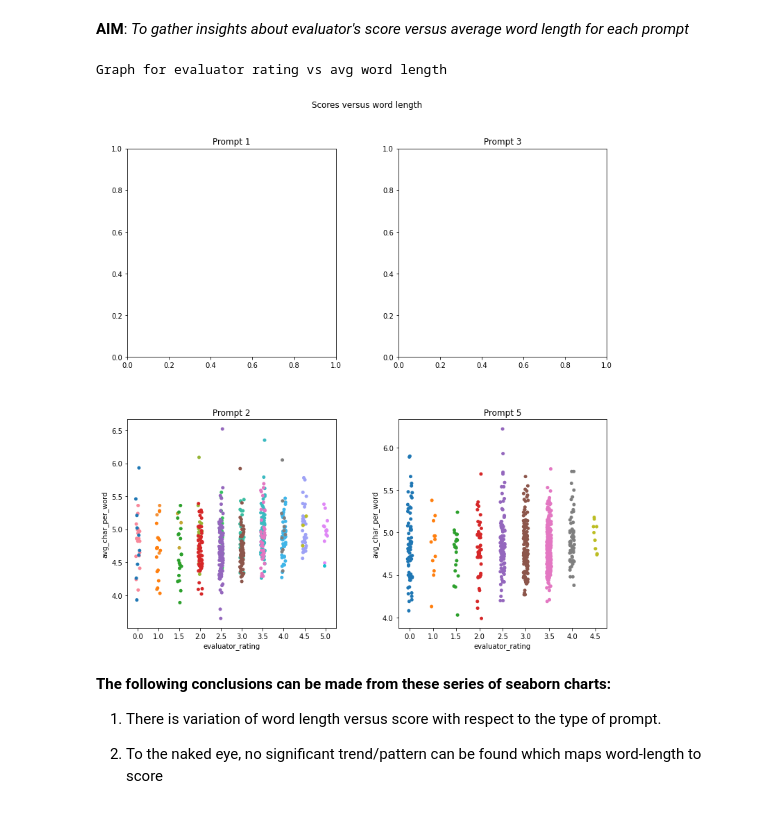
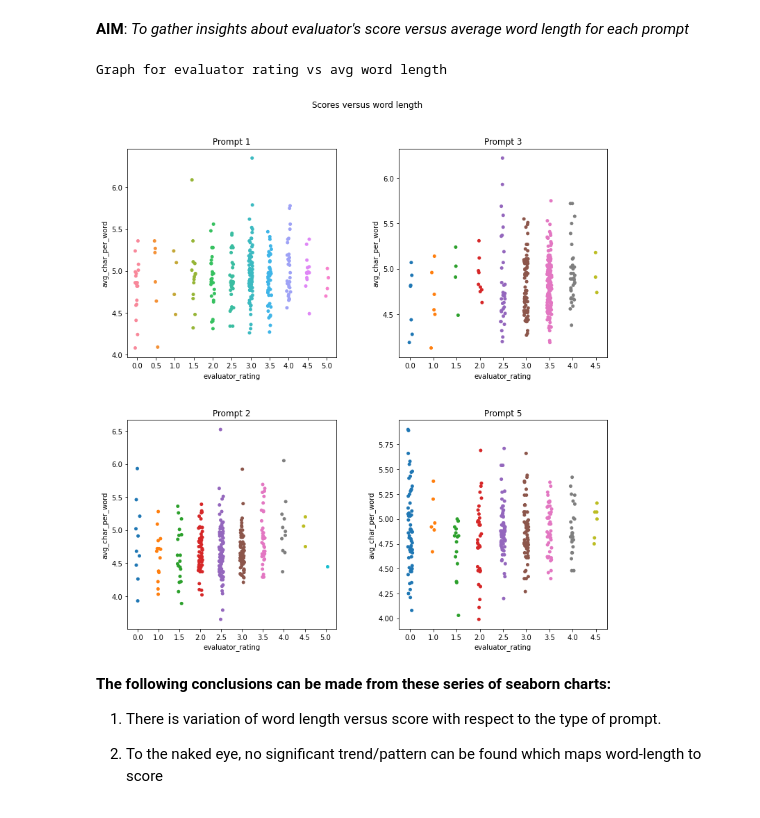
Before and after one commit to kodooraKILLER/the_NLP_multiverse, a Jupyter notebook: SHL_AI_Hiring.ipynb, the cells around one changed output. Drawn from its saved outputs; the diff is of its cells as text; code cells hidden in the pictures.

```diff
--- a/SHL_AI_Hiring.ipynb
+++ b/SHL_AI_Hiring.ipynb
@@ -108,11 +140,9 @@ Mounted at /content/gdrive
 # %%
 # import train and test datasets
 
-'''df=pd.read_csv('/content/sample_data/train.csv')
-test_df=pd.read_csv('/content/sample_data/test.csv')
+df=pd.read_csv('/content/sample_data/train.csv')
 df=df.drop(['Unnamed: 0'], axis=1)
-'''
-df=pd.read_csv('/content/prepared.csv')
+
 df.head()
 # %% [output]
 |  | Unnamed: 0 | promptId | uniqueId | essay | evaluator_rating | avg_char_per_word | total_words | corpus | ... |
@@ -181,7 +216,7 @@ for prompt in range(0,4):
     sizes.append(y)
   ax1 = plt.subplot2grid((2,2),((prompt)%2,math.floor((prompt)/2)))
   plt.pie(sizes,labels=labels,autopct='%1.1f%%')
-  plt.title('Score distribution: Prompt'+str(prompt_id_list[i]))
+  plt.title('Score distribution: Prompt'+str(prompt_id_list[prompt]))
 plt.show()
 # %% [output]
 [figure]
@@ -196,27 +231,27 @@ plt.show()
 # %%
 print("Graph for evaluator rating vs avg word length")
 
 fig, axes = plt.subplots(2, 2, figsize=(12,12))
 fig.suptitle('Scores versus word length')
 
 prompt_id_list=[1,2,3,5]
 for prompt in range(0,4):
   curdf=df[df['promptId']==prompt_id_list[prompt]]
-  sns.stripplot(ax=axes[i%2,math.floor(prompt/2)],
+  sns.stripplot(ax=axes[prompt%2,math.floor(prompt/2)],
     data=curdf,
     x="evaluator_rating", y="avg_char_per_word")
   axes[prompt%2,math.floor(prompt/2)].set_title("Prompt "+str(prompt_id_list[prompt]))
 
 plt.subplots_adjust(left=0.1,
                     bottom=0.1,
                     right=0.9,
                     top=0.9,
                     wspace=0.3,
                     hspace=0.3)
 fig.show()
 # %% [output]
 Graph for evaluator rating vs avg word length
-[figure, old version]
+[figure, new version]
 # %% [markdown]
 **The following conclusions can be made from these series of seaborn charts:**
 
```
Also changed, not shown: parts of 12 cells of this notebook, 2 other files.
